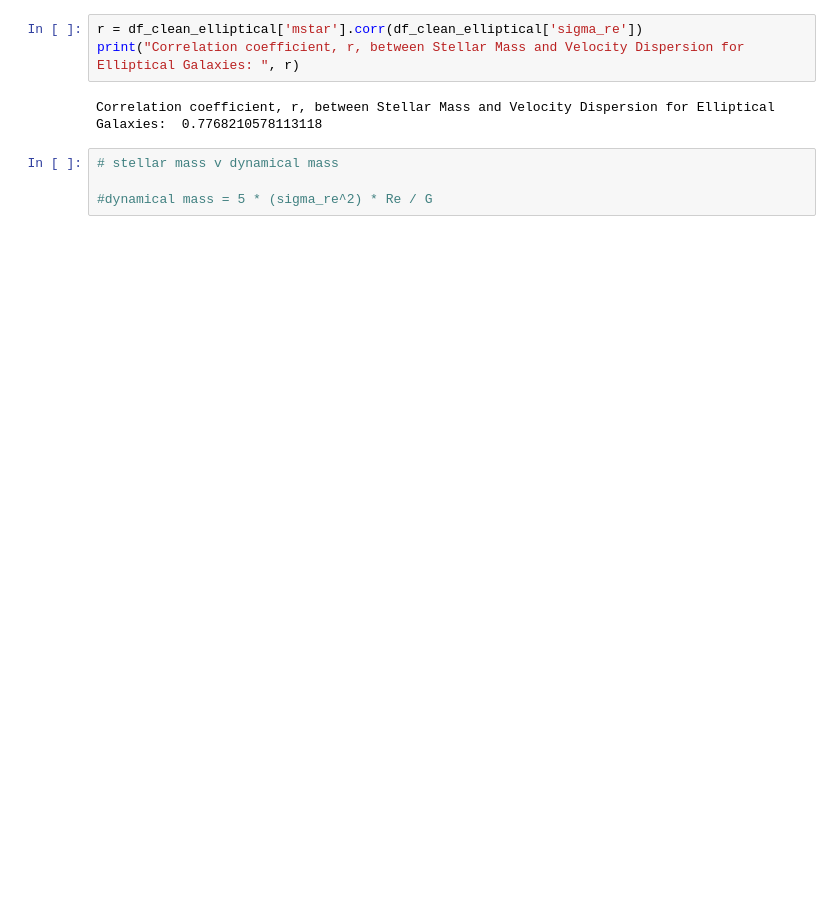
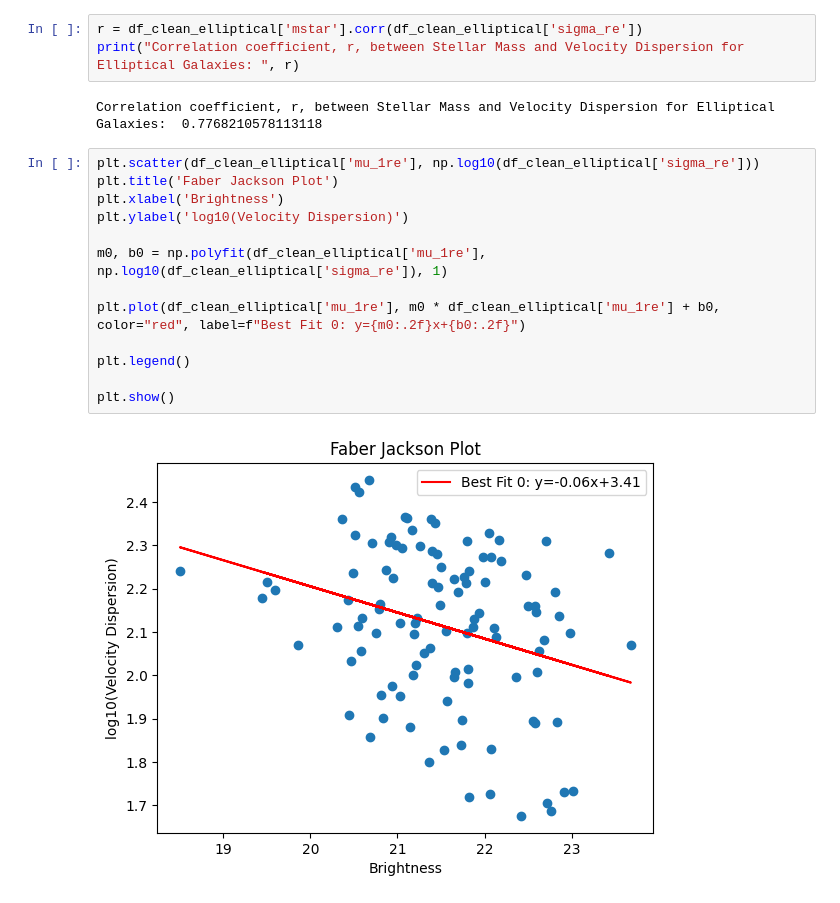
Before and after one commit to td522285/Group-7-Coding-Assignment, a Jupyter notebook: MassvVelocityDispersion.ipynb, the cells around one changed output. Drawn from its saved outputs; the diff is of its cells as text; blank space fills up the shorter version.

```diff
--- a/MassvVelocityDispersion.ipynb
+++ b/MassvVelocityDispersion.ipynb
@@ -155,6 +163,17 @@ print("Correlation coefficient, r, between Stellar Mass and Velocity Dispersion
 # %% [output]
 Correlation coefficient, r, between Stellar Mass and Velocity Dispersion for Elliptical Galaxies:  0.7768210578113118
 # %%
-# stellar mass v dynamical mass
+plt.scatter(df_clean_elliptical['mu_1re'], np.log10(df_clean_elliptical['sigma_re']))
+plt.title('Faber Jackson Plot')
+plt.xlabel('Brightness')
+plt.ylabel('log10(Velocity Dispersion)')
 
-#dynamical mass = 5 * (sigma_re^2) * Re / G
+m0, b0 = np.polyfit(df_clean_elliptical['mu_1re'], np.log10(df_clean_elliptical['sigma_re']), 1)
+
+plt.plot(df_clean_elliptical['mu_1re'], m0 * df_clean_elliptical['mu_1re'] + b0, color="red", label=f"Best Fit 0: y={m0:.2f}x+{b0:.2f}")
+
+plt.legend()
+
+plt.show()
+# %% [output]
+[figure, added]
```
Also changed, not shown: parts of 7 cells of this notebook.
